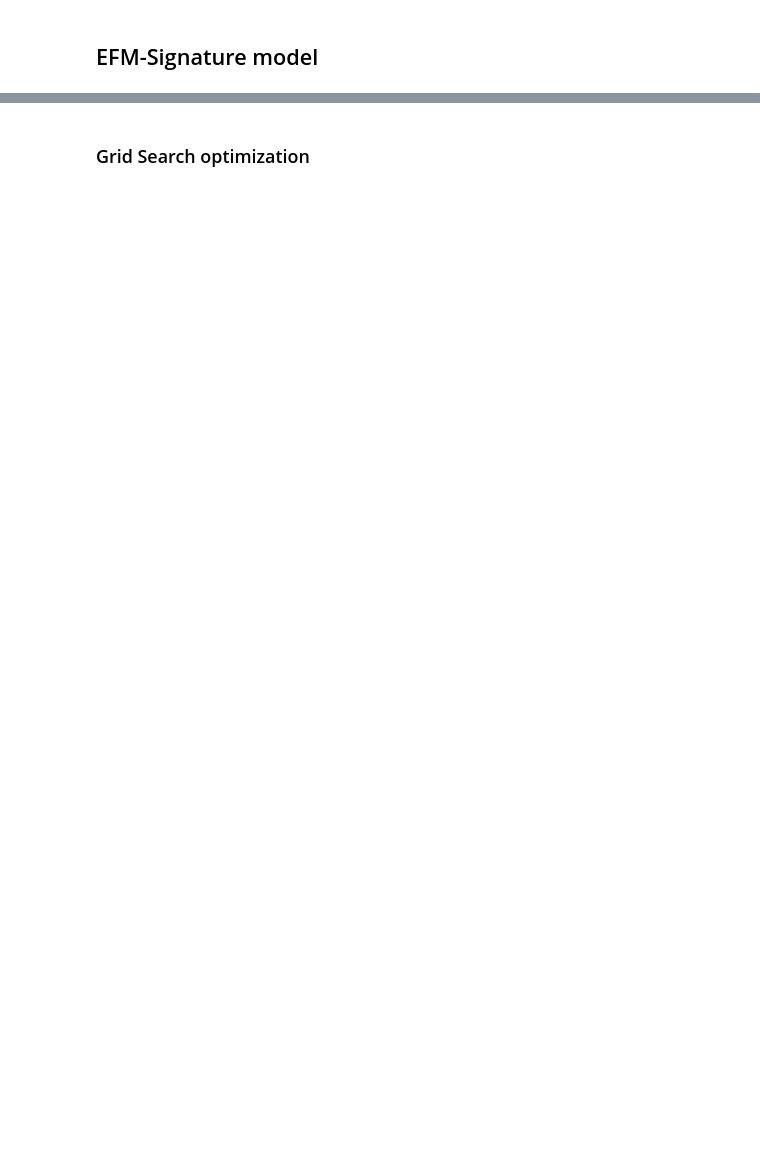
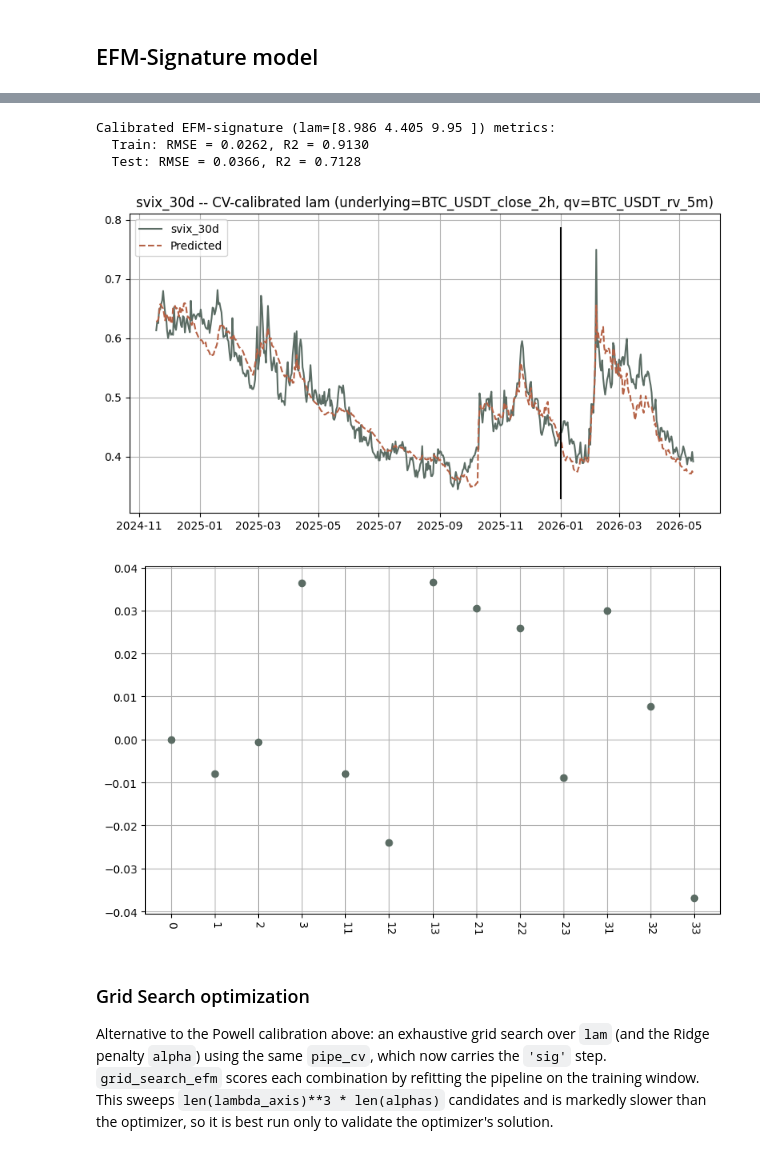
Before and after one commit to MrG1raffe/signature, a Jupyter notebook: notebooks/BTC-Vol_EFM-Signature.ipynb, the cells around one changed output, grey strips where cells are left out. Saved outputs shown, nothing was run; the diff lists cells and outputs as text; code cells hidden in the pictures; blank space fills up the shorter version.

```diff
--- a/notebooks/BTC-Vol_EFM-Signature.ipynb
+++ b/notebooks/BTC-Vol_EFM-Signature.ipynb
@@ -373,3 +427,34 @@ ta.plot_coefficients(vol_coef, trunc=trunc)
+# %%
+# pipe_cv.set_params(sig__lam=np.array([17, 3, 6.8]))
+
+# Refit on the full training window with the calibrated lam and report train/test metrics.
+pipe_cv.fit(X_train_cv, y_train_cv)
+
+y_pred_train = pipe_cv.predict(X_train_cv)
+y_pred_test = pipe_cv.predict(X_raw)[test_row:]   # transform the full path, keep the test rows
+y_test_cv = y_efm[test_row:]
+print_train_test_metrics(y_train_cv, y_pred_train, y_test_cv, y_pred_test,
+                         label=f"Calibrated EFM-signature (lam={np.round(lam_opt, 3)})")
+
+dates_efm = asset.dates_grid[efm_burn_in:].reset_index(drop=True)
+fig = plot_fit(dates_efm, y_efm, pipe_cv.predict(X_raw), test_start_date,
+               title=f"{target_col} -- CV-calibrated lam (underlying={underlying_col}, qv={qv_col})")
+# fig.savefig("BTC-Vol-EFM-Signature-calibrated.pdf", format="pdf", transparent=True, bbox_inches="tight")
+
+vol_coef = ta.from_array(array=pipe_cv["regressor"].coef_, dim=dim, trunc=trunc)
+ta.plot_coefficients(vol_coef, trunc=trunc)
+# %% [output]
+Calibrated EFM-signature (lam=[8.986 4.405 9.95 ]) metrics:
+  Train: RMSE = 0.0262, R2 = 0.9130
+  Test: RMSE = 0.0366, R2 = 0.7128
+[figure, added]
+[figure, added]
 # %% [markdown]
 ### Grid Search optimization
+
+Alternative to the Powell calibration above: an exhaustive grid search over `lam` (and the Ridge
+penalty `alpha`) using the same `pipe_cv`, which now carries the `'sig'` step. `grid_search_efm`
+scores each combination by refitting the pipeline on the training window. This sweeps
+`len(lambda_axis)**3 * len(alphas)` candidates and is markedly slower than the optimizer, so it
+is best run only to validate the optimizer's solution.
 # %%
```
Also changed, not shown: parts of 11 cells of this notebook.
